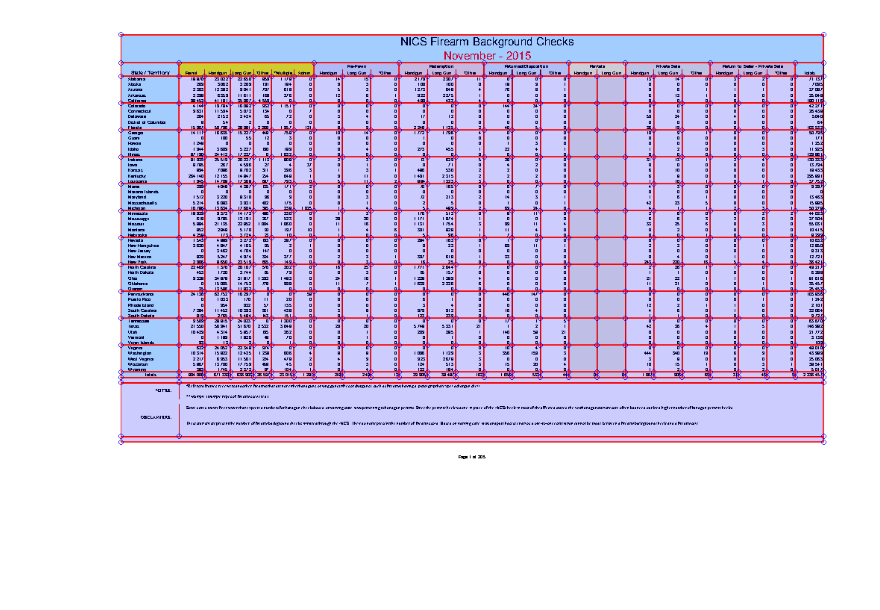
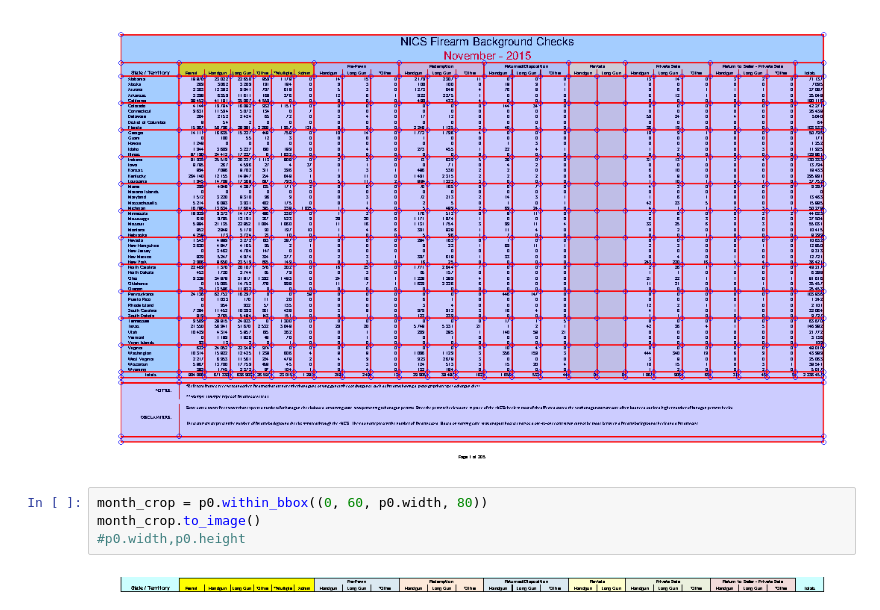
Before and after one commit to nagakirankys/python-binder, a Jupyter notebook: pdfplumber.ipynb, the cells around one changed output. Drawn from its saved outputs; the diff is of its cells as text; blank space fills up the shorter version.

```diff
--- a/pdfplumber.ipynb
+++ b/pdfplumber.ipynb
@@ -35,3 +35,9 @@ im
 im.reset().debug_tablefinder()
 # %% [output]
 [figure]
+# %%
+month_crop = p0.within_bbox((0, 60, p0.width, 80))
+month_crop.to_image()
+#p0.width,p0.height
+# %% [output]
+[figure, added]
```
